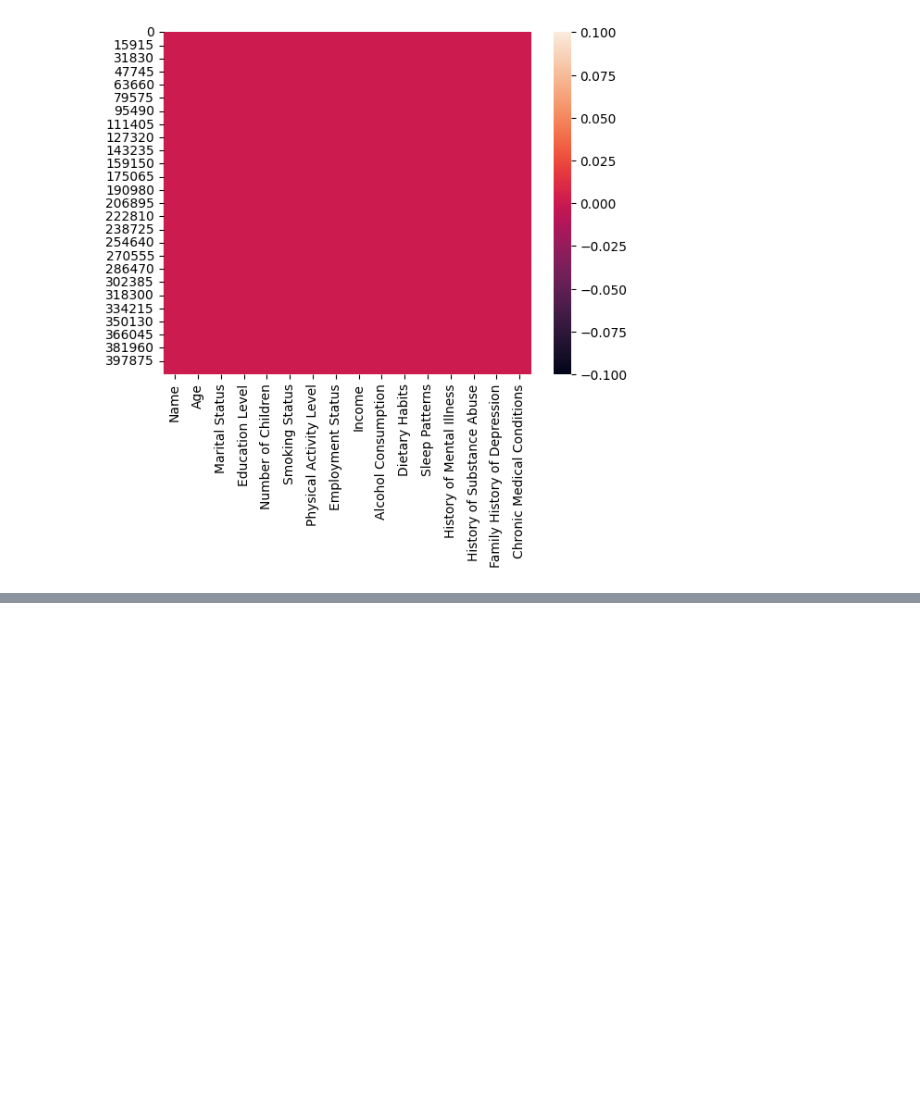
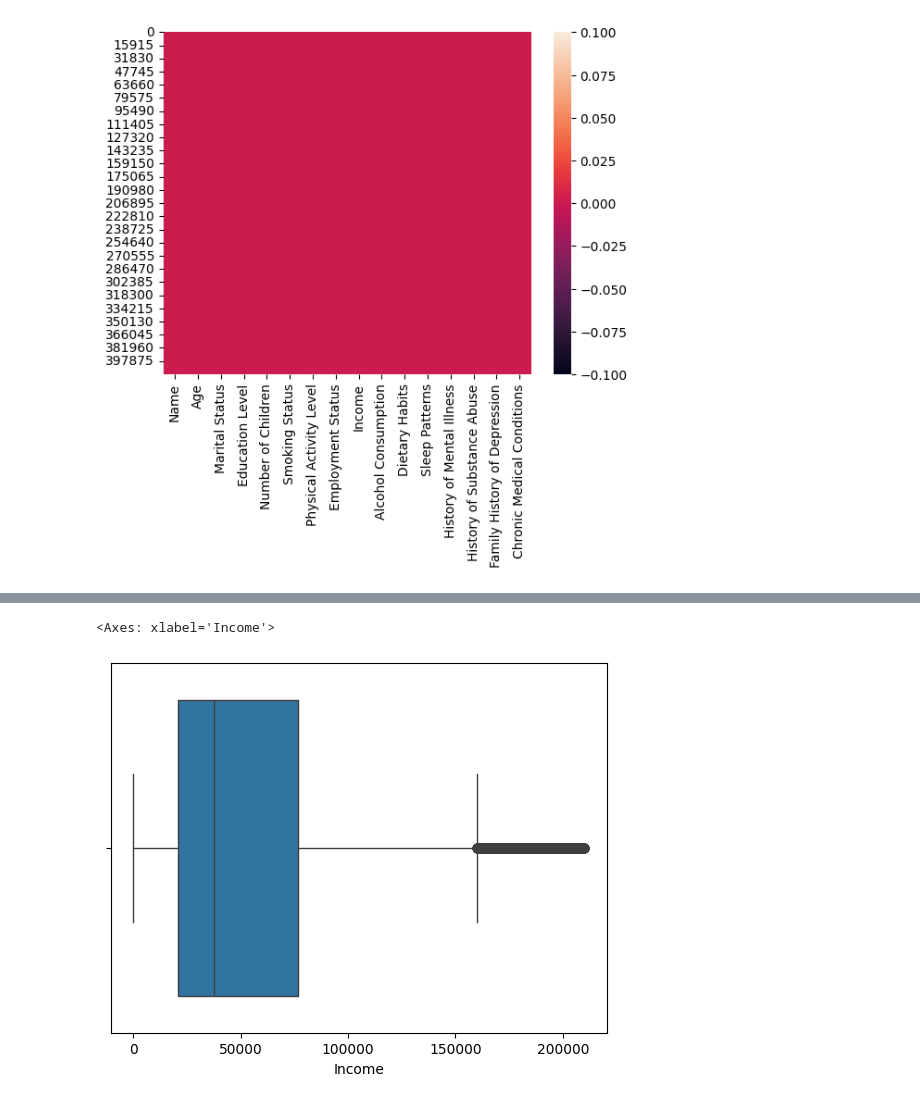
Before and after one commit to UjjwalRana12/Regression-ML, a Jupyter notebook: z_practice/depression.ipynb, the cells around one changed output, grey strips where cells are left out. Saved outputs shown, nothing was run; the diff lists cells and outputs as text; code cells hidden in the pictures; blank space fills up the shorter version.

```diff
--- a/z_practice/depression.ipynb
+++ b/z_practice/depression.ipynb
@@ -85,0 +79,5 @@ dtype: int64
+# %%
+sns.boxplot(x="Income",data=dataset)
+# %% [output]
+<Axes: xlabel='Income'>
+[figure, added]
```
Also changed, not shown: parts of 3 cells of this notebook, 8 other files.
